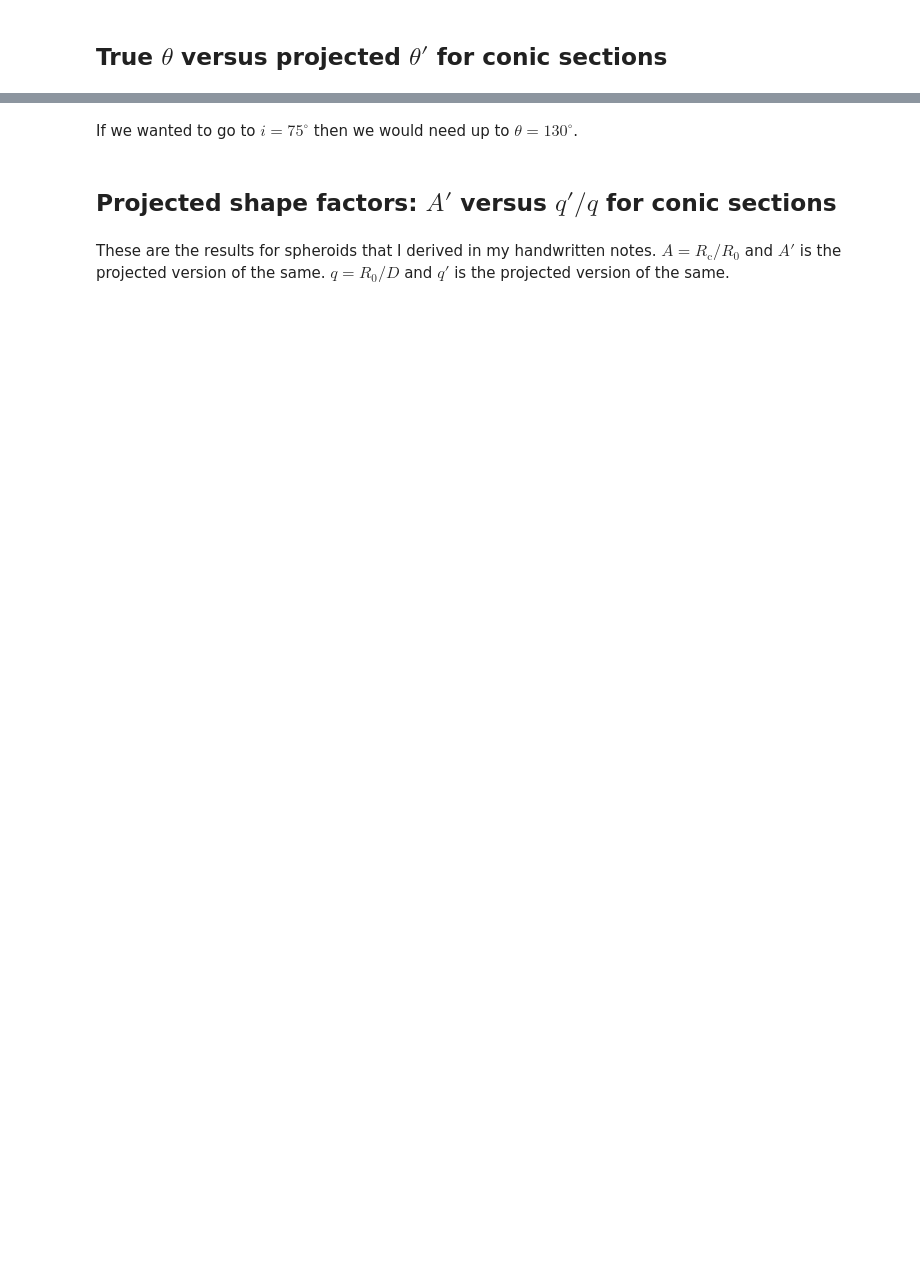
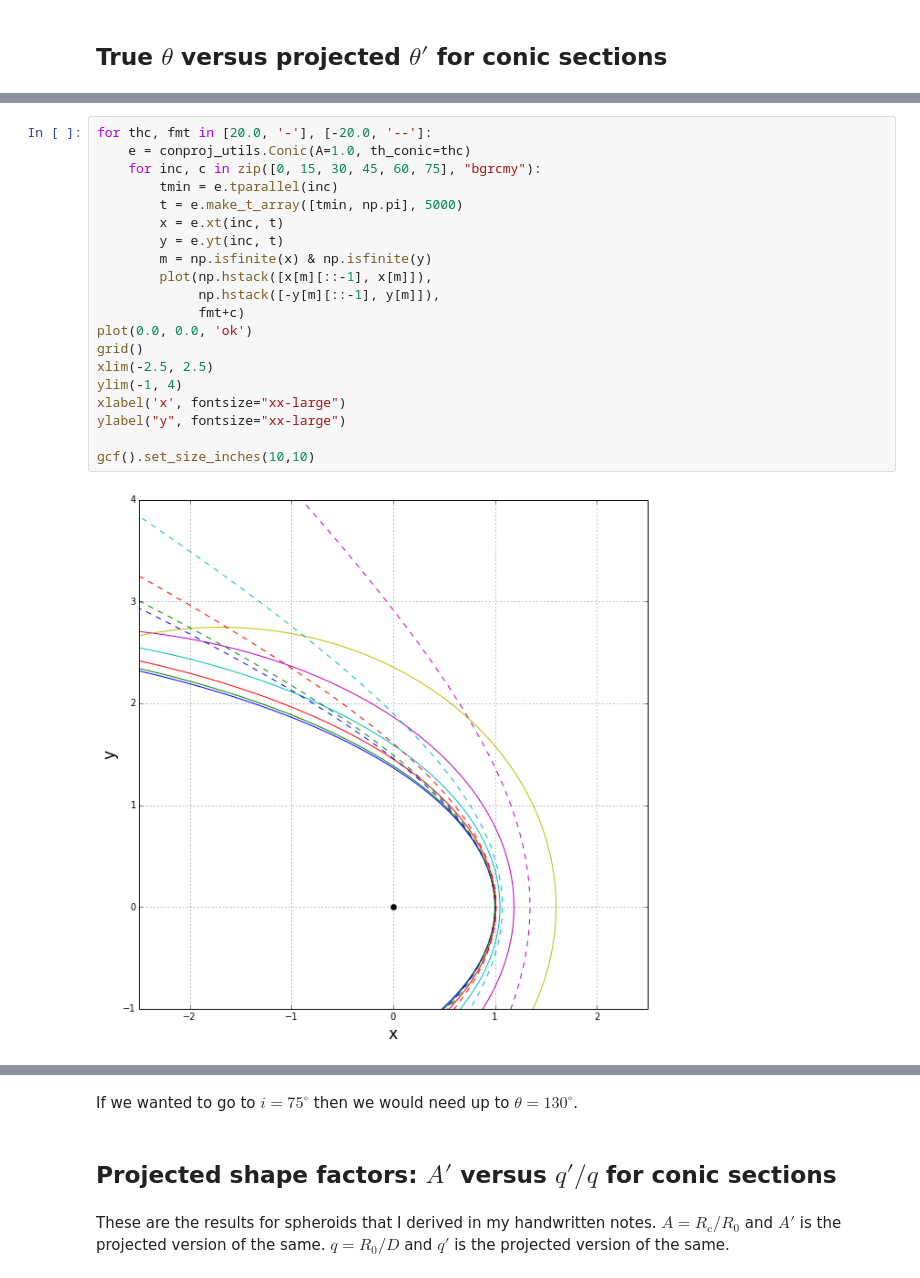
Before and after one commit to will-henney/bowshock-shape, a Jupyter notebook: Ellipse projection.ipynb, the cells around one changed output, grey strips where cells are left out. Cells and saved outputs as stored; diff of their text form; blank space fills up the shorter version.

```diff
--- a/Ellipse projection.ipynb
+++ b/Ellipse projection.ipynb
@@ -32,0 +27,22 @@ gcf().set_size_inches(6, 6)
+# %%
+for thc, fmt in [20.0, '-'], [-20.0, '--']:
+    e = conproj_utils.Conic(A=1.0, th_conic=thc)
+    for inc, c in zip([0, 15, 30, 45, 60, 75], "bgrcmy"):
+        tmin = e.tparallel(inc)
+        t = e.make_t_array([tmin, np.pi], 5000)
+        x = e.xt(inc, t)
+        y = e.yt(inc, t)
+        m = np.isfinite(x) & np.isfinite(y)
+        plot(np.hstack([x[m][::-1], x[m]]),
+             np.hstack([-y[m][::-1], y[m]]),
+             fmt+c)
+plot(0.0, 0.0, 'ok')
+grid()
+xlim(-2.5, 2.5)
+ylim(-1, 4)
+xlabel('x', fontsize="xx-large")
+ylabel("y", fontsize="xx-large")
+
+gcf().set_size_inches(10,10)
+# %% [output]
+[figure, added]
```
Also changed, not shown: parts of 12 cells of this notebook, 6 other files.
